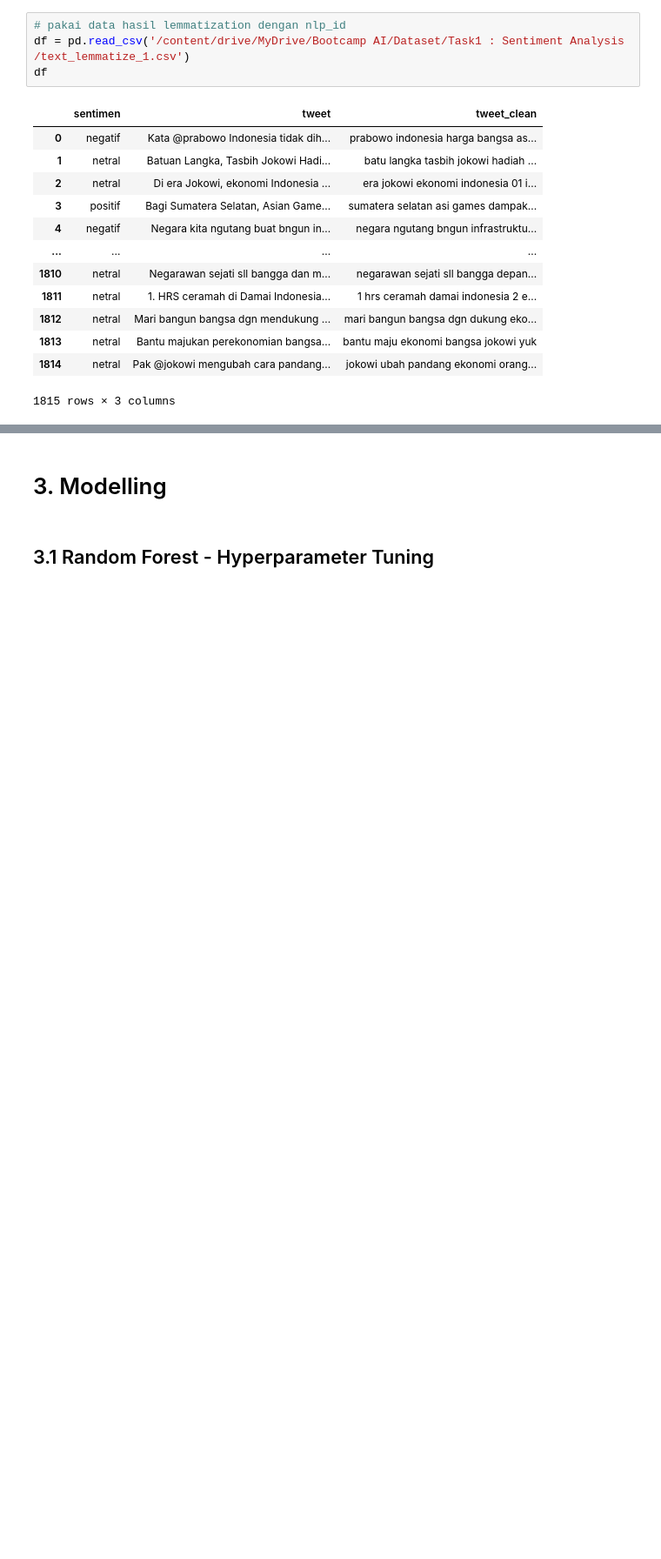
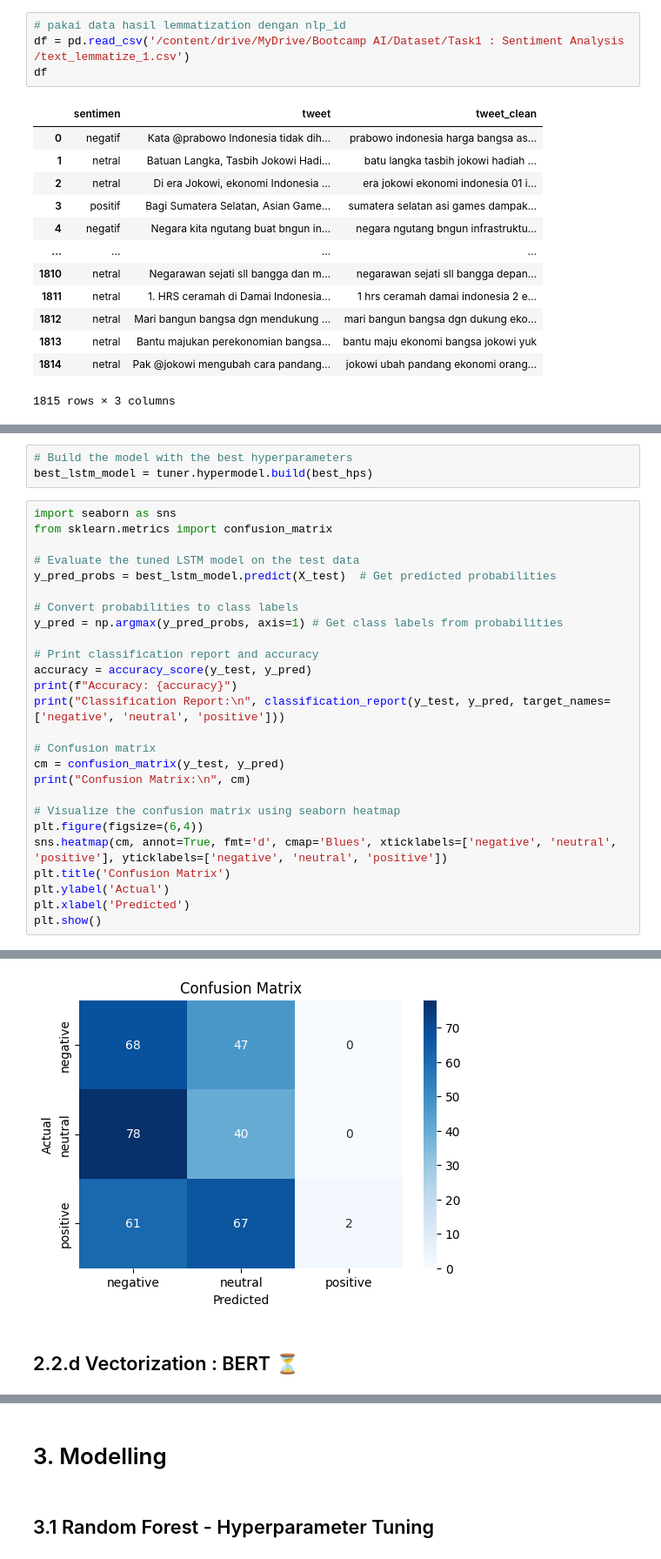
Before and after one commit to kairamilanifitria/Bootcamp-NLP, a Jupyter notebook: Project_1_Sentiment_Analysis.ipynb, the cells around one changed output, grey strips where cells are left out. Shown at 87% size. Saved outputs shown, nothing was run; the diff lists cells and outputs as text; blank space fills up the shorter version.

```diff
--- a/Project_1_Sentiment_Analysis.ipynb
+++ b/Project_1_Sentiment_Analysis.ipynb
@@ -388,0 +1084,30 @@ vectorizer.vocabulary_
+# %%
+# Build the model with the best hyperparameters
+best_lstm_model = tuner.hypermodel.build(best_hps)
+# %%
+import seaborn as sns
+from sklearn.metrics import confusion_matrix
+
+# Evaluate the tuned LSTM model on the test data
+y_pred_probs = best_lstm_model.predict(X_test)  # Get predicted probabilities
+
+# Convert probabilities to class labels
+y_pred = np.argmax(y_pred_probs, axis=1) # Get class labels from probabilities
+
+# Print classification report and accuracy
+accuracy = accuracy_score(y_test, y_pred)
+print(f"Accuracy: {accuracy}")
+print("Classification Report:\n", classification_report(y_test, y_pred, target_names=['negative', 'neutral', 'positive']))
+
+# Confusion matrix
+cm = confusion_matrix(y_test, y_pred)
+print("Confusion Matrix:\n", cm)
+
+# Visualize the confusion matrix using seaborn heatmap
+plt.figure(figsize=(6,4))
+sns.heatmap(cm, annot=True, fmt='d', cmap='Blues', xticklabels=['negative', 'neutral', 'positive'], yticklabels=['negative', 'neutral', 'positive'])
+plt.title('Confusion Matrix')
+plt.ylabel('Actual')
+plt.xlabel('Predicted')
+plt.show()
+# %% [output]
@@ -388,0 +1131,3 @@ vectorizer.vocabulary_
+[figure, added]
+# %% [markdown]
+## 2.2.d Vectorization : BERT ⏳
```
Also changed, not shown: parts of 82 cells of this notebook.
